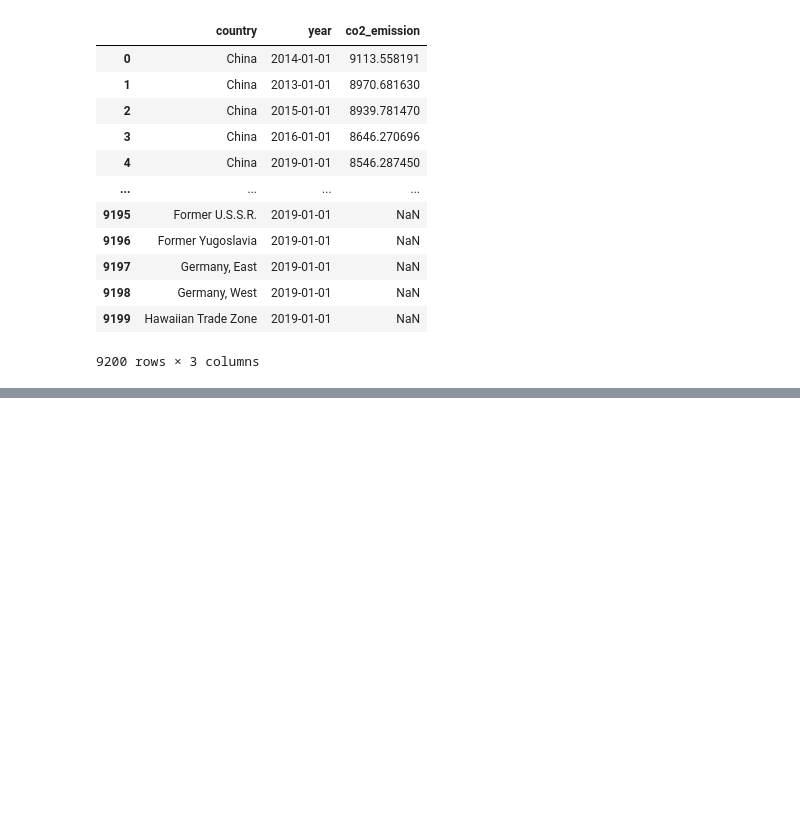
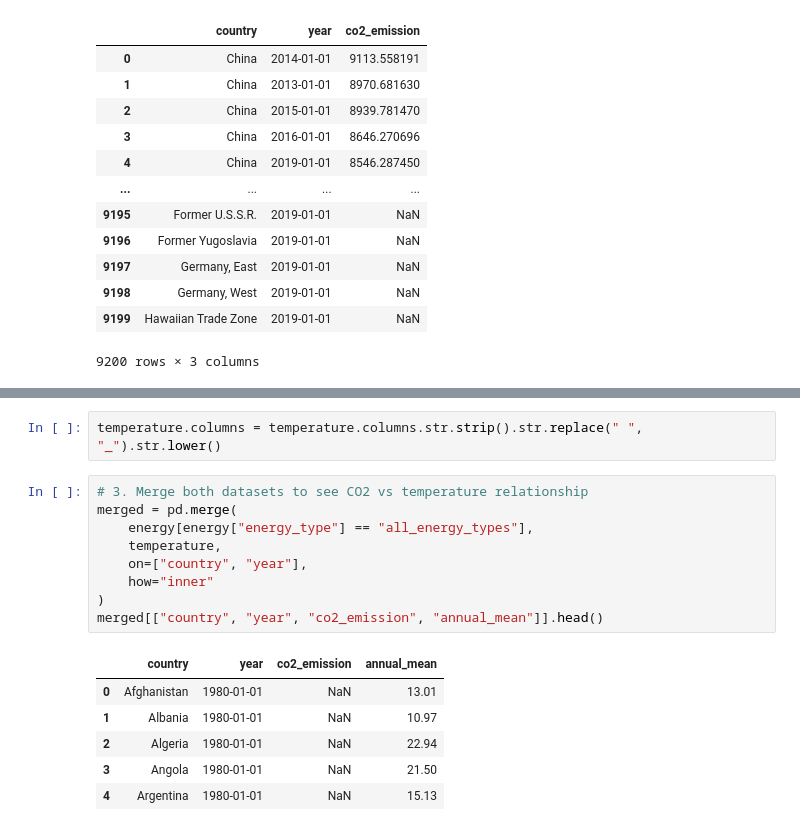
Before and after one commit to Gerno05/Energy, a Jupyter notebook: Climate_sql.ipynb, the cells around one changed output, grey strips where cells are left out. Cells and saved outputs as stored; diff of their text form; blank space fills up the shorter version.

```diff
--- a/Climate_sql.ipynb
+++ b/Climate_sql.ipynb
@@ -86,0 +130,18 @@ ORDER BY co2_emission DESC
+# %%
+temperature.columns = temperature.columns.str.strip().str.replace(" ", "_").str.lower()
+# %%
+# 3. Merge both datasets to see CO2 vs temperature relationship
+merged = pd.merge(
+    energy[energy["energy_type"] == "all_energy_types"],
+    temperature,
+    on=["country", "year"],
+    how="inner"
+)
+merged[["country", "year", "co2_emission", "annual_mean"]].head()
+# %% [output]
+|  | country | year | co2_emission | annual_mean |
+| 0 | Afghanistan | 1980-01-01 | NaN | 13.01 |
+| 1 | Albania | 1980-01-01 | NaN | 10.97 |
+| 2 | Algeria | 1980-01-01 | NaN | 22.94 |
+| 3 | Angola | 1980-01-01 | NaN | 21.50 |
+| 4 | Argentina | 1980-01-01 | NaN | 15.13 |
```
Also changed, not shown: parts of 8 cells of this notebook, 2 other files.
